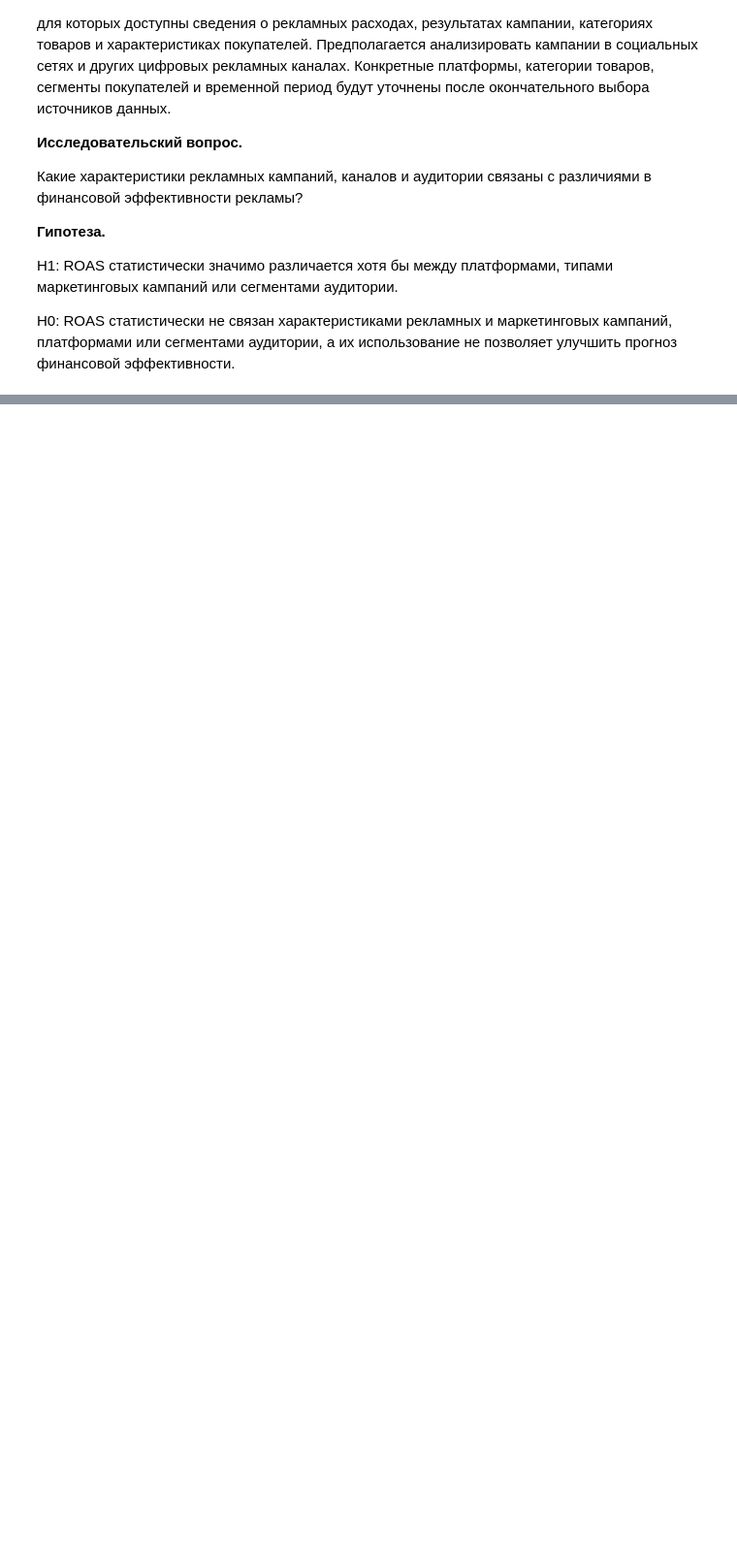
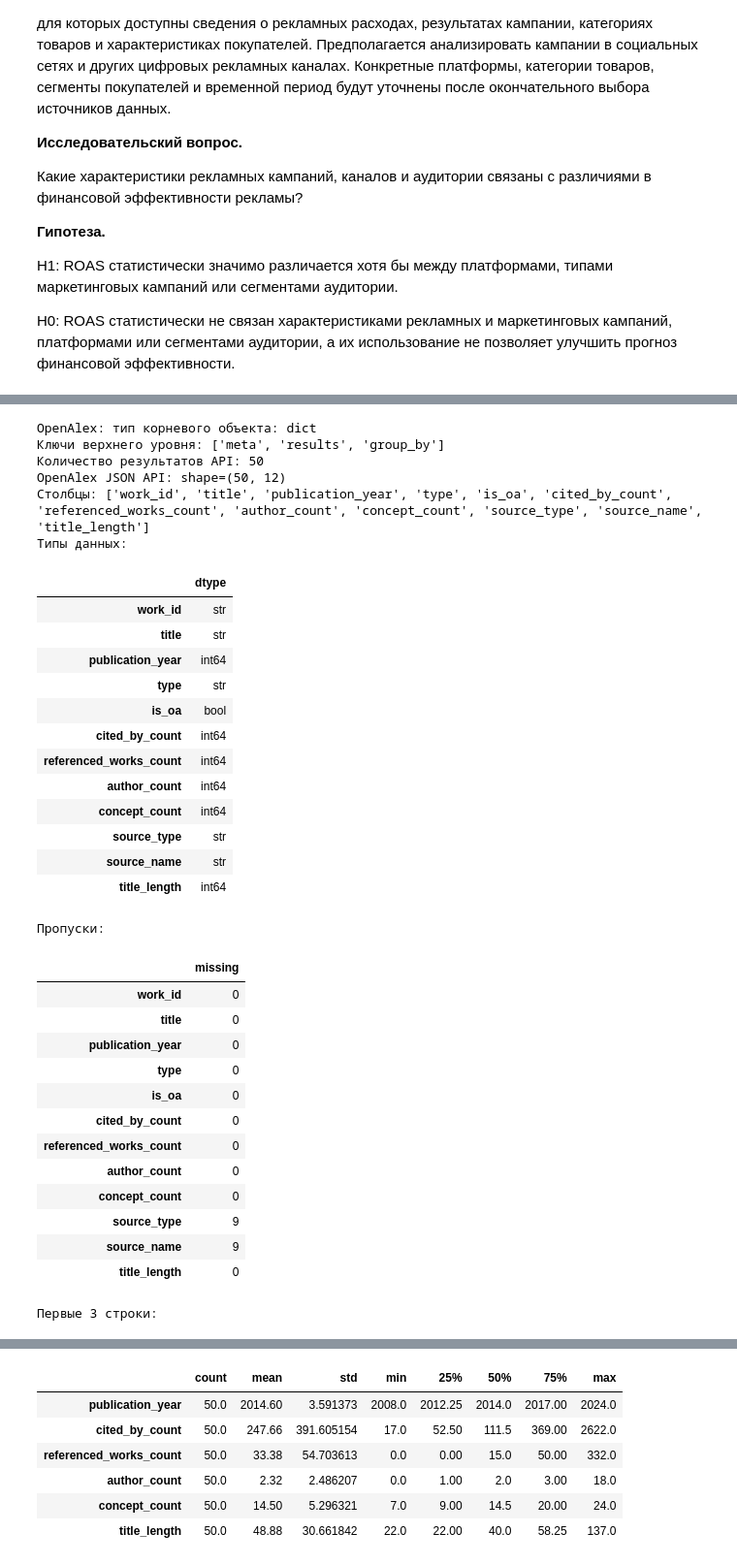
Before and after one commit to cool9595/how_to_social_marketing, a Jupyter notebook: coursework.ipynb, the cells around one changed output, grey strips where cells are left out. Shown at 97% size. Drawn from its saved outputs; the diff is of its cells as text; code cells hidden in the pictures; blank space fills up the shorter version.

Commit message:
fix: revise section 2.2 data sources

```diff
--- a/coursework.ipynb
+++ b/coursework.ipynb
@@ -591,0 +361,69 @@ display(campaign_relations)
+# %%
+openalex_url = (
+    "https://api.openalex.org/works?search=social%20media%20marketing"
+    "&per-page=50"
+)
+openalex_path = download_url(openalex_url, "openalex_social_media_marketing.json")
+openalex_data = json.loads(openalex_path.read_text(encoding="utf-8"))
+print("OpenAlex: тип корневого объекта:", type(openalex_data).__name__)
+print("Ключи верхнего уровня:", list(openalex_data.keys()))
+print("Количество результатов API:", len(openalex_data["results"]))
+
+openalex_rows = []
+for item in openalex_data["results"]:
+    authorships = item.get("authorships") or []
+    concepts = item.get("concepts") or []
+    location = item.get("primary_location") or {}
+    source = location.get("source") or {}
+    openalex_rows.append({
+        "work_id": item.get("id"),
+        "title": item.get("title"),
+        "publication_year": item.get("publication_year"),
+        "type": item.get("type"),
+        "is_oa": (item.get("open_access") or {}).get("is_oa"),
+        "cited_by_count": item.get("cited_by_count"),
+        "referenced_works_count": len(item.get("referenced_works") or []),
+        "author_count": len(authorships),
+        "concept_count": len(concepts),
+        "source_type": source.get("type"),
+        "source_name": source.get("display_name"),
+        "title_length": len(item.get("title") or ""),
+    })
+openalex = pd.DataFrame(openalex_rows)
+show_table_profile(openalex, "OpenAlex JSON API")
+display(openalex[["publication_year", "cited_by_count", "referenced_works_count", "author_count", "concept_count", "title_length"]].describe().T)
+# %% [output]
+OpenAlex: тип корневого объекта: dict
+Ключи верхнего уровня: ['meta', 'results', 'group_by']
+Количество результатов API: 50
+OpenAlex JSON API: shape=(50, 12)
+Столбцы: ['work_id', 'title', 'publication_year', 'type', 'is_oa', 'cited_by_count', 'referenced_works_count', 'author_count', 'concept_count', 'source_type', 'source_name', 'title_length']
+Типы данных:
+|  | dtype |
+| work_id | str |
+| title | str |
+| publication_year | int64 |
+| type | str |
+| is_oa | bool |
+| cited_by_count | int64 |
+| referenced_works_count | int64 |
+| author_count | int64 |
+| concept_count | int64 |
+| source_type | str |
+| source_name | str |
+| title_length | int64 |
+Пропуски:
+|  | missing |
+| work_id | 0 |
+| title | 0 |
+| publication_year | 0 |
+| type | 0 |
+| is_oa | 0 |
+| cited_by_count | 0 |
+| referenced_works_count | 0 |
+| author_count | 0 |
+| concept_count | 0 |
+| source_type | 9 |
+| source_name | 9 |
+| title_length | 0 |
+Первые 3 строки:
@@ -591,0 +434,7 @@ display(campaign_relations)
+|  | count | mean | std | min | 25% | 50% | 75% | max |
+| publication_year | 50.0 | 2014.60 | 3.591373 | 2008.0 | 2012.25 | 2014.0 | 2017.00 | 2024.0 |
+| cited_by_count | 50.0 | 247.66 | 391.605154 | 17.0 | 52.50 | 111.5 | 369.00 | 2622.0 |
+| referenced_works_count | 50.0 | 33.38 | 54.703613 | 0.0 | 0.00 | 15.0 | 50.00 | 332.0 |
+| author_count | 50.0 | 2.32 | 2.486207 | 0.0 | 1.00 | 2.0 | 3.00 | 18.0 |
+| concept_count | 50.0 | 14.50 | 5.296321 | 7.0 | 9.00 | 14.5 | 20.00 | 24.0 |
+| title_length | 50.0 | 48.88 | 30.661842 | 22.0 | 22.00 | 40.0 | 58.25 | 137.0 |
```
Also changed, not shown: parts of 39 cells of this notebook.
